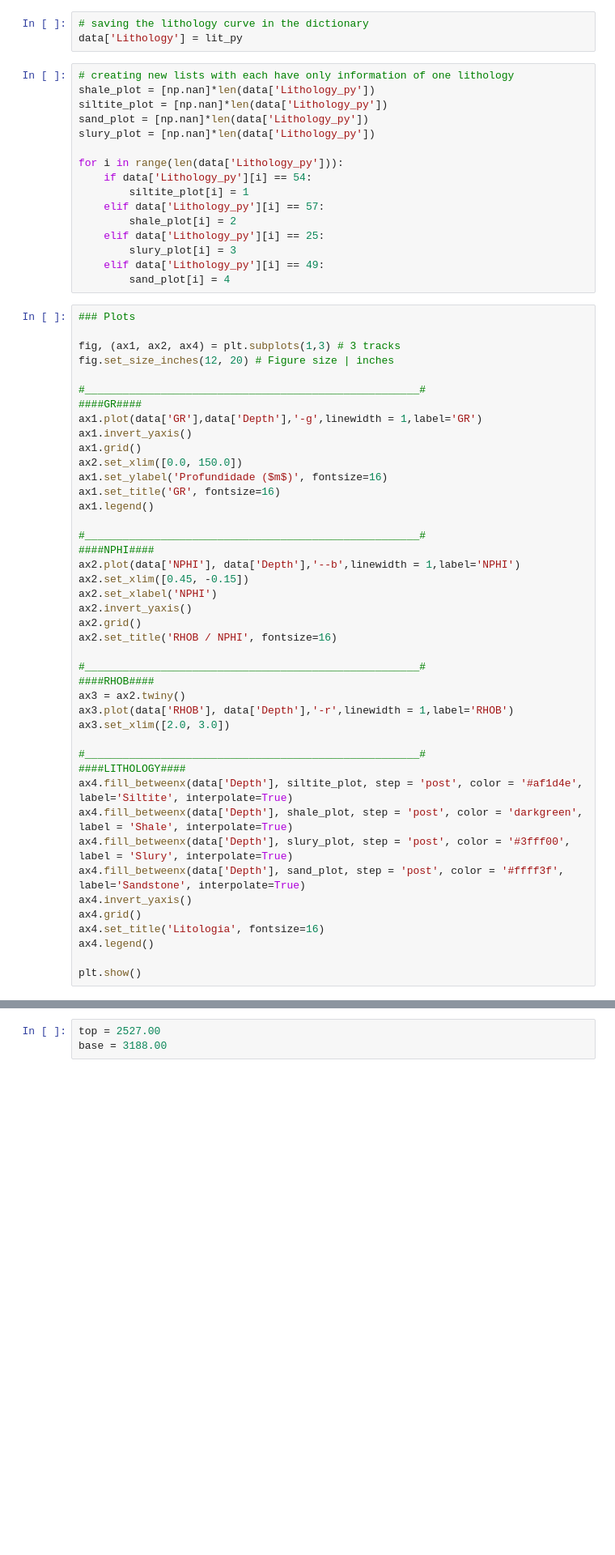
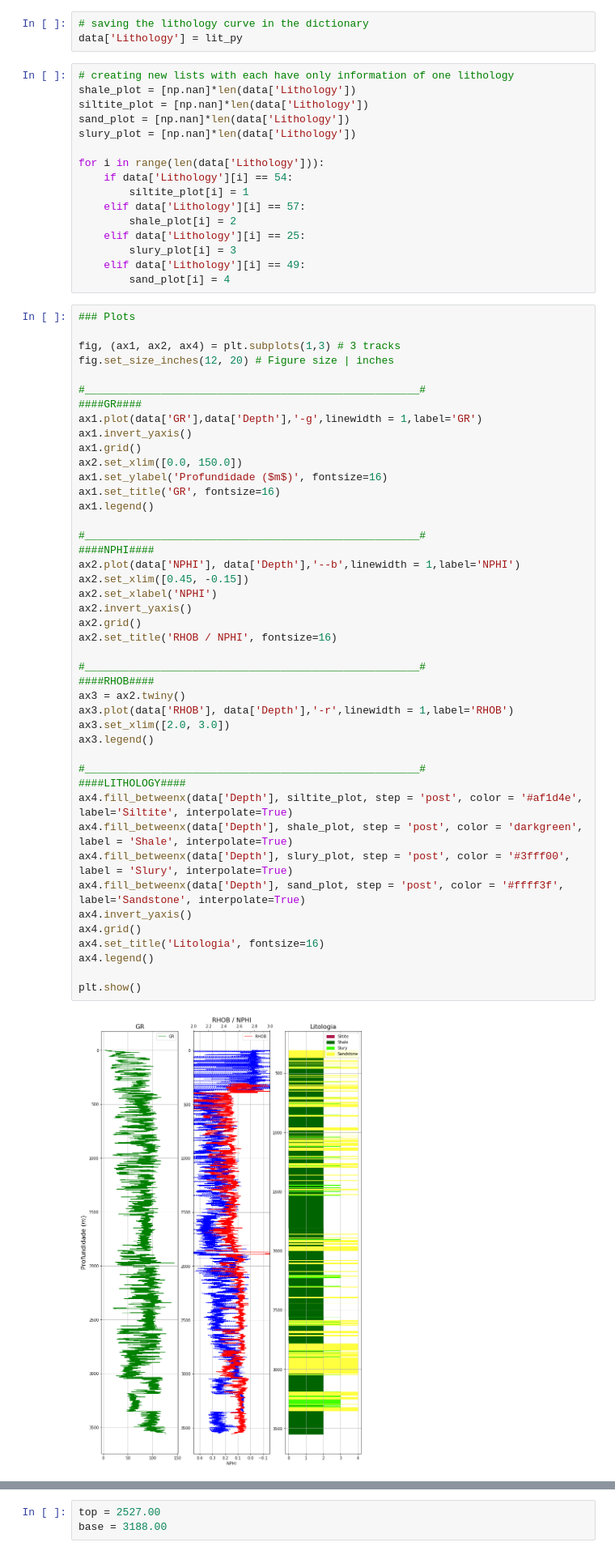
Before and after one commit to rmotadutra/PFG_2020, a Jupyter notebook: codes/well_logs.ipynb, the cells around one changed output, grey strips where cells are left out. Shown at 81% size. Drawn from its saved outputs; the diff is of its cells as text; blank space fills up the shorter version.

```diff
--- a/codes/well_logs.ipynb
+++ b/codes/well_logs.ipynb
@@ -96,19 +96,19 @@ for i in range(len(data['DRDN'])):
 data['Lithology'] = lit_py
 # %%
 # creating new lists with each have only information of one lithology
-shale_plot = [np.nan]*len(data['Lithology_py'])
-siltite_plot = [np.nan]*len(data['Lithology_py'])
-sand_plot = [np.nan]*len(data['Lithology_py'])
-slury_plot = [np.nan]*len(data['Lithology_py'])
+shale_plot = [np.nan]*len(data['Lithology'])
+siltite_plot = [np.nan]*len(data['Lithology'])
+sand_plot = [np.nan]*len(data['Lithology'])
+slury_plot = [np.nan]*len(data['Lithology'])
 
-for i in range(len(data['Lithology_py'])):
-    if data['Lithology_py'][i] == 54:
+for i in range(len(data['Lithology'])):
+    if data['Lithology'][i] == 54:
         siltite_plot[i] = 1
-    elif data['Lithology_py'][i] == 57:
+    elif data['Lithology'][i] == 57:
         shale_plot[i] = 2
-    elif data['Lithology_py'][i] == 25:
+    elif data['Lithology'][i] == 25:
         slury_plot[i] = 3
-    elif data['Lithology_py'][i] == 49:
+    elif data['Lithology'][i] == 49:
         sand_plot[i] = 4
 # %%
 ### Plots
@@ -126,33 +126,36 @@ ax1.set_ylabel('Profundidade ($m$)', fontsize=16)
 ax1.set_title('GR', fontsize=16)
 ax1.legend()
 
 #_____________________________________________________#
 ####NPHI####
 ax2.plot(data['NPHI'], data['Depth'],'--b',linewidth = 1,label='NPHI')
 ax2.set_xlim([0.45, -0.15])
 ax2.set_xlabel('NPHI')
 ax2.invert_yaxis()
 ax2.grid()
 ax2.set_title('RHOB / NPHI', fontsize=16)
 
 #_____________________________________________________#
 ####RHOB####
 ax3 = ax2.twiny()
 ax3.plot(data['RHOB'], data['Depth'],'-r',linewidth = 1,label='RHOB')
 ax3.set_xlim([2.0, 3.0])
+ax3.legend()
 
 #_____________________________________________________#
 ####LITHOLOGY####
 ax4.fill_betweenx(data['Depth'], siltite_plot, step = 'post', color = '#af1d4e', label='Siltite', interpolate=True)
 ax4.fill_betweenx(data['Depth'], shale_plot, step = 'post', color = 'darkgreen', label = 'Shale', interpolate=True)
 ax4.fill_betweenx(data['Depth'], slury_plot, step = 'post', color = '#3fff00', label = 'Slury', interpolate=True)
 ax4.fill_betweenx(data['Depth'], sand_plot, step = 'post', color = '#ffff3f', label='Sandstone', interpolate=True)
 ax4.invert_yaxis()
 ax4.grid()
 ax4.set_title('Litologia', fontsize=16)
 ax4.legend()
 
 plt.show()
+# %% [output]
+[figure, added]
 # %% [markdown]
 ## Formação Maracangalha
 #### Topo: 2527 m
```
Also changed, not shown: parts of 6 cells of this notebook.
